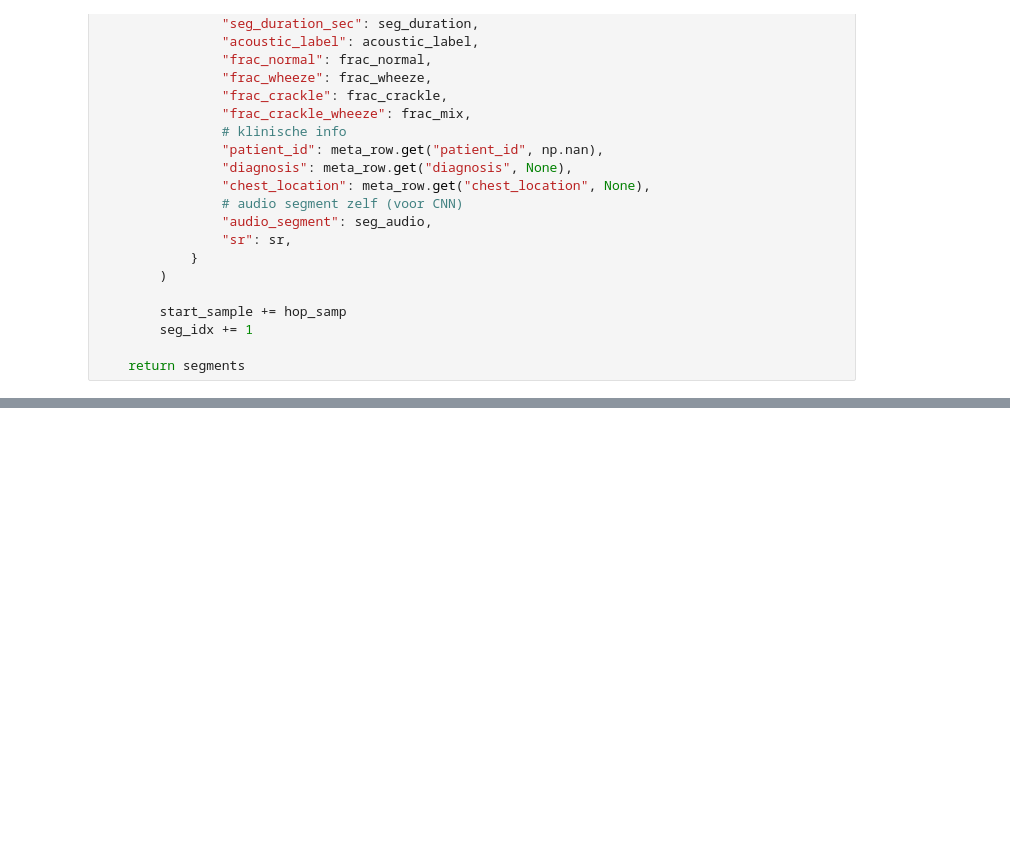
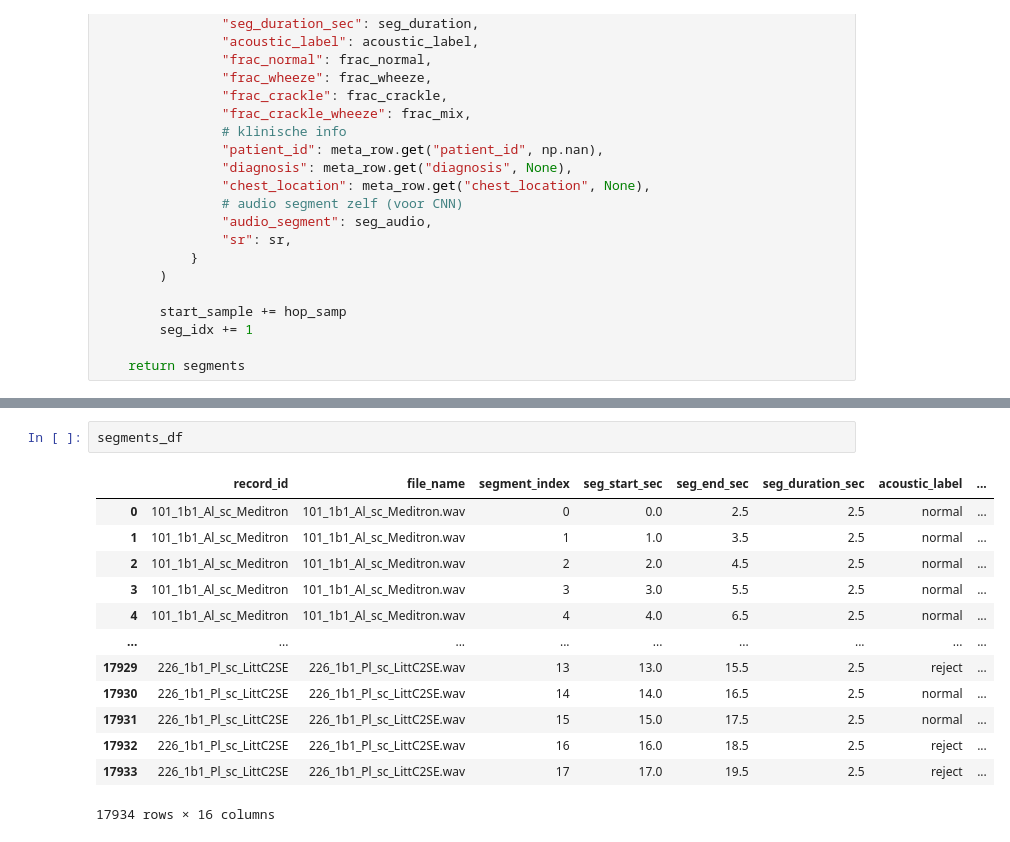
Before and after one commit to EsmeeK1/AI-Onderzoeksvragen, a Jupyter notebook: research_questions/heart_and_lungsounds/notebooks/icbhi/2_icbhi_data_prep.ipynb, the cells around one changed output, grey strips where cells are left out. Saved outputs shown, nothing was run; the diff lists cells and outputs as text; blank space fills up the shorter version.

```diff
--- a/research_questions/heart_and_lungsounds/notebooks/icbhi/2_icbhi_data_prep.ipynb
+++ b/research_questions/heart_and_lungsounds/notebooks/icbhi/2_icbhi_data_prep.ipynb
@@ -734,0 +846,16 @@ plot_icbhi_segmentation_for_record(
+# %%
+segments_df
+# %% [output]
+|  | record_id | file_name | segment_index | seg_start_sec | seg_end_sec | seg_duration_sec | acoustic_label | ... |
+| 0 | 101_1b1_Al_sc_Meditron | 101_1b1_Al_sc_Meditron.wav | 0 | 0.0 | 2.5 | 2.5 | normal | ... |
+| 1 | 101_1b1_Al_sc_Meditron | 101_1b1_Al_sc_Meditron.wav | 1 | 1.0 | 3.5 | 2.5 | normal | ... |
+| 2 | 101_1b1_Al_sc_Meditron | 101_1b1_Al_sc_Meditron.wav | 2 | 2.0 | 4.5 | 2.5 | normal | ... |
+| 3 | 101_1b1_Al_sc_Meditron | 101_1b1_Al_sc_Meditron.wav | 3 | 3.0 | 5.5 | 2.5 | normal | ... |
+| 4 | 101_1b1_Al_sc_Meditron | 101_1b1_Al_sc_Meditron.wav | 4 | 4.0 | 6.5 | 2.5 | normal | ... |
+| ... | ... | ... | ... | ... | ... | ... | ... | ... |
+| 17929 | 226_1b1_Pl_sc_LittC2SE | 226_1b1_Pl_sc_LittC2SE.wav | 13 | 13.0 | 15.5 | 2.5 | reject | ... |
+| 17930 | 226_1b1_Pl_sc_LittC2SE | 226_1b1_Pl_sc_LittC2SE.wav | 14 | 14.0 | 16.5 | 2.5 | normal | ... |
+| 17931 | 226_1b1_Pl_sc_LittC2SE | 226_1b1_Pl_sc_LittC2SE.wav | 15 | 15.0 | 17.5 | 2.5 | normal | ... |
+| 17932 | 226_1b1_Pl_sc_LittC2SE | 226_1b1_Pl_sc_LittC2SE.wav | 16 | 16.0 | 18.5 | 2.5 | reject | ... |
+| 17933 | 226_1b1_Pl_sc_LittC2SE | 226_1b1_Pl_sc_LittC2SE.wav | 17 | 17.0 | 19.5 | 2.5 | reject | ... |
+17934 rows × 16 columns
```
Also changed, not shown: parts of 14 cells of this notebook, 9 other files.
